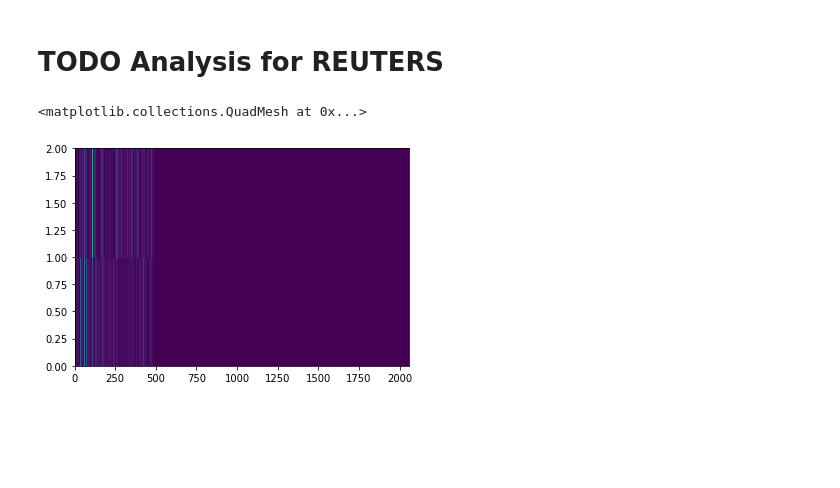
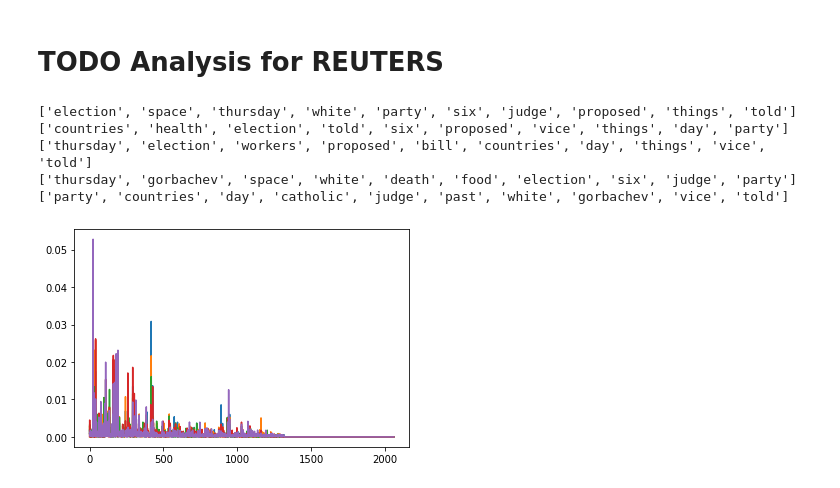
Before and after one commit to PeterSteiglechner/AdvML, a Jupyter notebook: LDATHATWORKS.ipynb, the cells around one changed output. Cells and saved outputs as stored; diff of their text form; code cells hidden in the pictures; blank space fills up the shorter version.

```diff
--- a/LDATHATWORKS.ipynb
+++ b/LDATHATWORKS.ipynb
@@ -680,5 +722,5 @@ We have  100  Documents with sizes:  [633, 259, 119, 155, 115, 34, 250, 83, 182,
 # %%
-k_reuters = 2
-corpus_reuters_reduced = corpus_reuters[:10]
+k_reuters = 5
+corpus_reuters_reduced = corpus_reuters[:50]
 M_reuters = len(corpus_reuters_reduced)
 # %%
@@ -712,6 +734,16 @@ M-step
 # TODO Analysis for REUTERS
 # %%
 plt.pcolormesh(Beta_reuters)
-# %% [output]
-<matplotlib.collections.QuadMesh at 0x...>
-[figure, removed]
+# %%
+for l in range(k):
+    beta_topic = Beta_reuters[l,:]
+    beta_topic_top4 = np.argsort(beta_topic)[-10:]
+    plt.plot(beta_topic)
+    print([w for w in np.array(vocabulary)[beta_topic_top4][:]])
+# %% [output]
+['election', 'space', 'thursday', 'white', 'party', 'six', 'judge', 'proposed', 'things', 'told']
+['countries', 'health', 'election', 'told', 'six', 'proposed', 'vice', 'things', 'day', 'party']
+['thursday', 'election', 'workers', 'proposed', 'bill', 'countries', 'day', 'things', 'vice', 'told']
+['thursday', 'gorbachev', 'space', 'white', 'death', 'food', 'election', 'six', 'judge', 'party']
+['party', 'countries', 'day', 'catholic', 'judge', 'past', 'white', 'gorbachev', 'vice', 'told']
+[figure, added]
```
Also changed, not shown: parts of 28 cells of this notebook, 3 other files.
